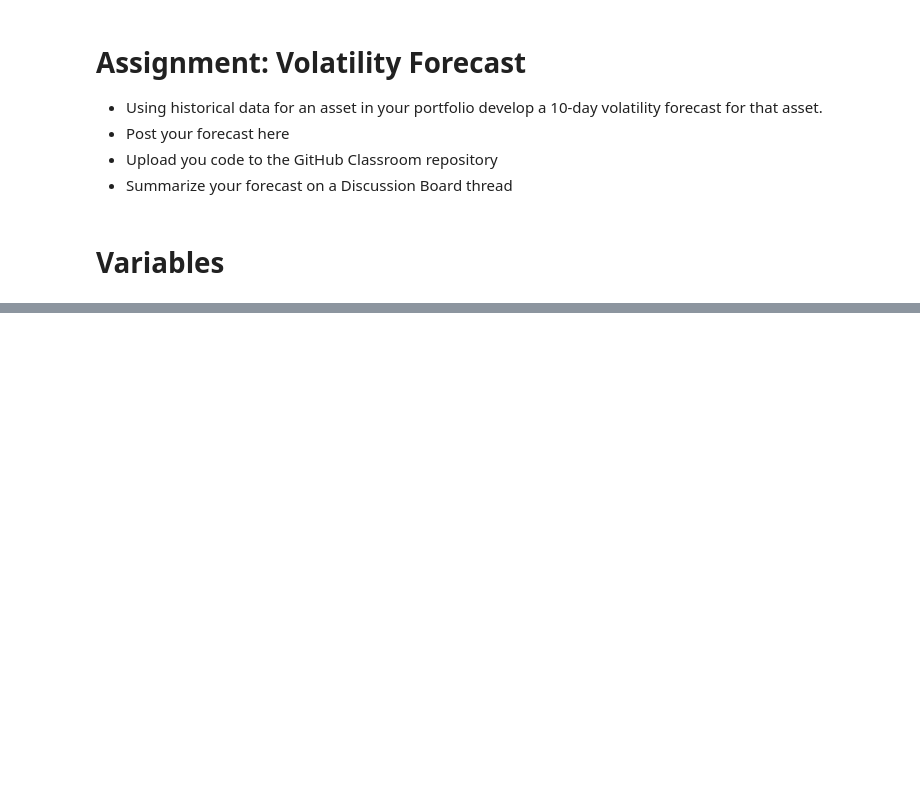
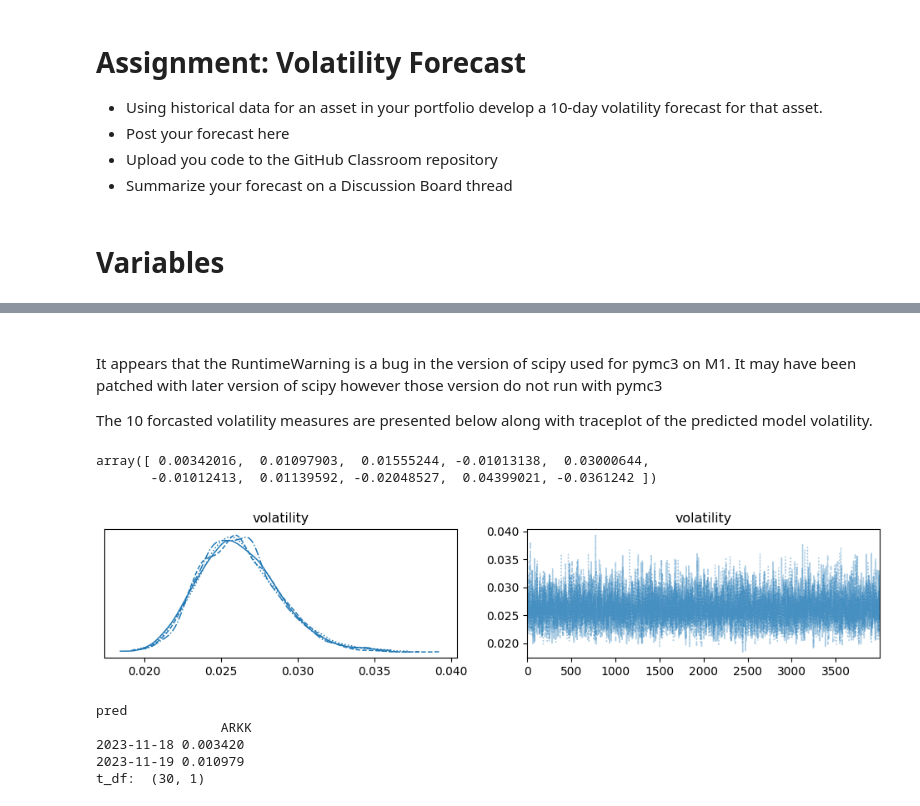
Before and after one commit to dsimband/DATA618, a Jupyter notebook: w12/DATA618_w12_Bayes-Volatility_v2.ipynb, the cells around one changed output, grey strips where cells are left out. Saved outputs shown, nothing was run; the diff lists cells and outputs as text; code cells hidden in the pictures; blank space fills up the shorter version.

```diff
--- a/w12/DATA618_w12_Bayes-Volatility_v2.ipynb
+++ b/w12/DATA618_w12_Bayes-Volatility_v2.ipynb
@@ -63,4 +71,7 @@ return_df:  (49, 5)
 # %%
 returns = return_df.T.values
+#returns = round(returns,4)
+returns = np.round(returns, decimals=4)
 print('returns:' , len(returns))
+returns
 # %% [output]
@@ -68,4 +86,5 @@ returns: 5
 # %%
 return_mean = np.mean(return_df)
+return_mean = round(return_mean,4)
 print('return_mean:' , return_mean)
 # %% [output]
@@ -73,4 +92,6 @@ return_mean: -0.0017682457443286173
 # %%
-return_sigma = return_df.std().values[0]
+#return_sigma = return_df.std().values[0]
+return_sigma = return_df.values.std()
+return_sigma = round(return_sigma,4)
 print('return_sigma:' , return_sigma)
 # %% [output]
@@ -162,0 +111,24 @@ plt.show()
+# %%
+# Create a PyMC3 model for estimating volatility
+with pm.Model() as volatility_model:
+    # Prior distribution for volatility (standard deviation)
+    #volatility = pm.HalfNormal('volatility', sigma=0.1)
+    volatility = pm.HalfNormal('volatility', sigma=return_sigma)
+
+    # Likelihood (observed data - stock returns)
+    returns_observed = pm.Normal('returns_observed', mu=return_mean, sigma=volatility, observed=returns)
+
+    # Sampling
+    trace = pm.sample(4000, tune=2000, target_accept=0.95)
+
+    #future_returns = np.random.normal(0, 0.1, size=10)
+    future_returns = np.random.normal(return_mean, return_sigma, size=10)
+
+
+# Extract the posterior samples for volatility
+posterior_volatility = trace['volatility']
+
+# Calculate predicted volatility
+predicted_volatility = np.mean(posterior_volatility)
+
+print(f"Predicted Volatility: {predicted_volatility:.5f}")
@@ -162,0 +143,34 @@ plt.show()
+# %% [markdown]
+<br>
+
+It appears that the RuntimeWarning is a bug in the version of scipy used for pymc3 on M1. It may have been patched with later version of scipy however those version do not run with pymc3
+
+The 10 forcasted volatility measures are presented below along with traceplot of the predicted model volatility.
+# %%
+future_returns
+# %% [output]
+array([ 0.00342016,  0.01097903,  0.01555244, -0.01013138,  0.03000644,
+       -0.01012413,  0.01139592, -0.02048527,  0.04399021, -0.0361242 ])
+# %%
+with pm.Model() as portfolio_model:
+    pm.traceplot(trace, divergences=True)
+# %% [output]
+[figure, added]
+# %%
+pred_df = pd.DataFrame(future_returns)
+pred_df.columns = sp_list
+
+dti = pd.date_range(max(return_df.index) + pd.DateOffset(1), periods=10, freq="D")
+pred_df = pred_df.set_index(dti)
+print('pred \n', pred_df[:2])
+
+pred_df = pd.concat([return_df[-1:], pred_df], axis=0)
+t_df = return_df[-30:]
+#t_df = return_df[-10:]
+print('t_df: ',t_df.shape)
+# %% [output]
+pred
+                ARKK
+2023-11-18 0.003420
+2023-11-19 0.010979
+t_df:  (30, 1)
```
Also changed, not shown: parts of 17 cells of this notebook, 31 other files.
